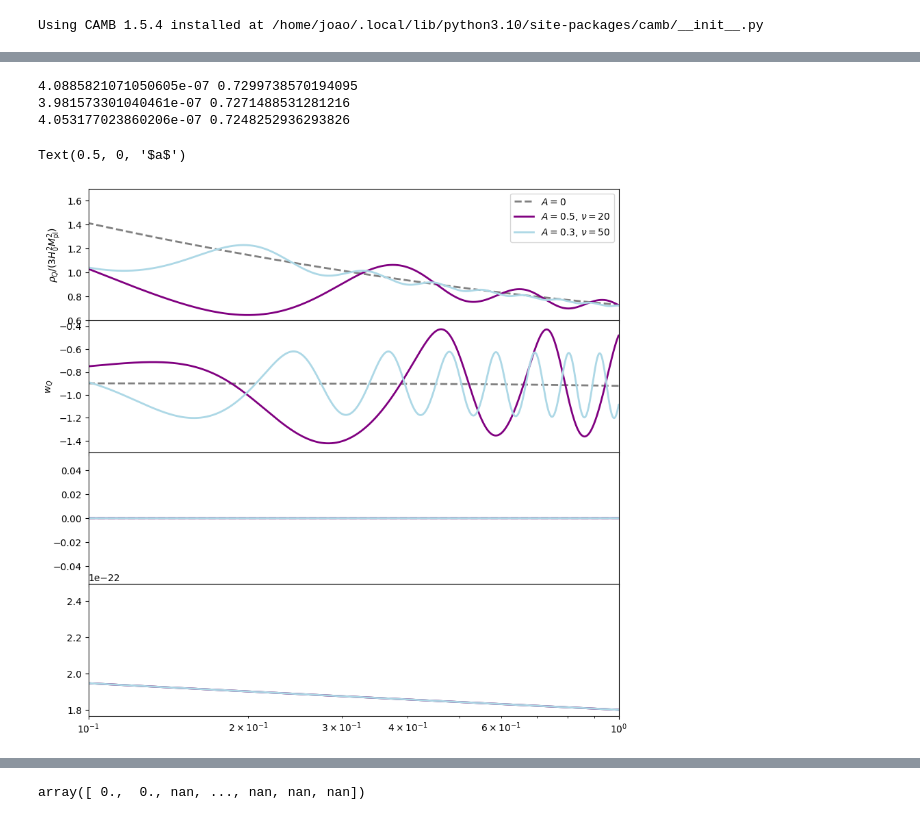
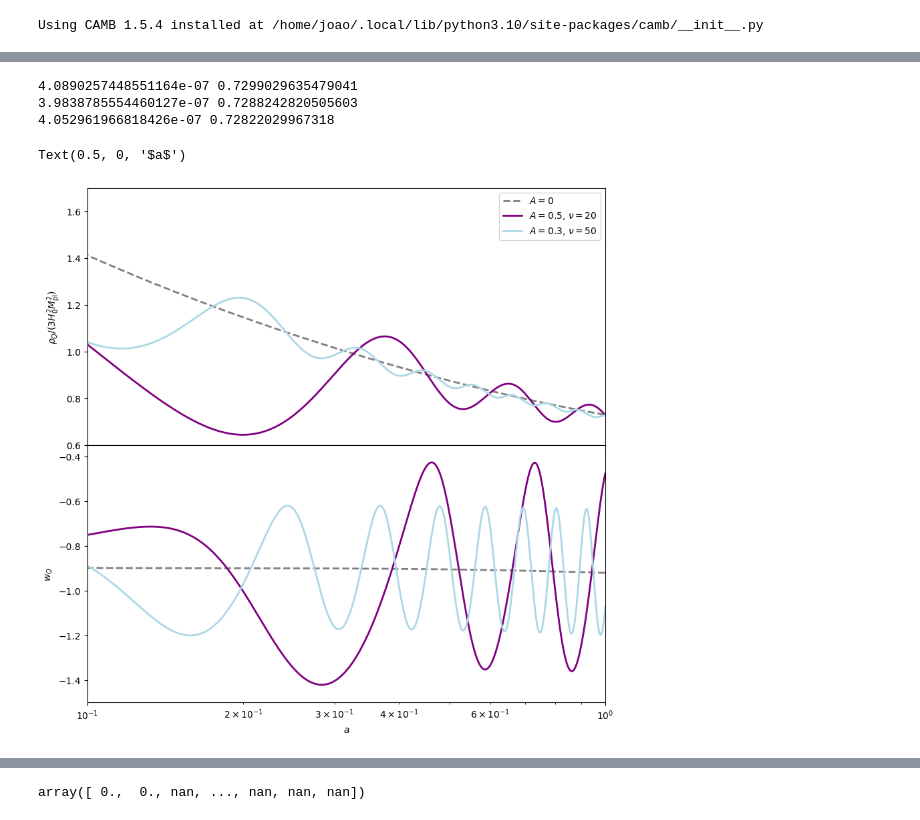
Before and after one commit to SBU-COSMOLIKE/CAMB-Monodromic, a Jupyter notebook: docs/KEssence_demo.ipynb, the cells around one changed output, grey strips where cells are left out. Cells and saved outputs as stored; diff of their text form; code cells hidden in the pictures.

```diff
--- a/docs/KEssence_demo.ipynb
+++ b/docs/KEssence_demo.ipynb
@@ -54,33 +54,33 @@ for case in cases:
 # %%
-fig, axs = plt.subplots(4, 1, sharex=True, figsize=(10,10), gridspec_kw={'hspace': 0})
+fig, axs = plt.subplots(2, 1, sharex=True, figsize=(10,10), gridspec_kw={'hspace': 0})
 scale_factor = np.logspace(-4, 0, 10000)
 redshift = 1/scale_factor - 1
 lws = [2, 2, 2]
 lss = ['--', '-', '-']
 colors = ['gray', 'purple', 'lightblue']
 legend_labels = [fr"$A = {case['A']}$, $\nu = {case['nu']}$" if case['A'] != 0 else fr"$A = {case['A']}$" for case in cases]
 for case, result, ls, lw, color, label in zip(cases, results, lss, lws, colors, legend_labels):
     rho_de, w_de = result.get_dark_energy_rho_w(scale_factor)
     print(result.Params.DarkEnergy.C, rho_de[-1]/result.grhocrit)
     hubble = result.hubble_parameter(redshift)
     cls = result.get_unlensed_scalar_cls(CMB_unit = 'muK')[:,0]
     ks = result.get_matter_power_spectrum(minkh=1e-4, maxkh=1, npoints = 200)[0]
     pk = result.get_matter_power_spectrum(minkh=1e-4, maxkh=1, npoints = 200)[2]
     axs[0].semilogx(scale_factor, rho_de/result.grhocrit, ls=ls, lw=lw, label=label, color=color)
     axs[1].semilogx(scale_factor, w_de, ls=ls, lw=lw, label=label, color=color)
-    axs[2].semilogx(cls, ls=ls, lw=lw, label=label, color=color)
-    axs[3].semilogx(ks, pk[0], lw=lw, label=label, color=color)
+    #axs[2].semilogx(cls, ls=ls, lw=lw, label=label, color=color)
+    #axs[3].semilogx(ks, pk[0], lw=lw, label=label, color=color)
 
 plt.xlim([0.1, 1])
 axs[0].set_ylim([0.6, 1.7])
 axs[1].set_ylim([-1.5, -0.35])
 axs[0].legend(loc='upper right')
 axs[0].set_ylabel(r"$\rho_Q/(3H_0^2M_\mathrm{pl}^2)$")
 axs[1].set_ylabel(r"$w_Q$")
 axs[1].set_xlabel(r"$a$")
 # %% [output]
-4.0885821071050605e-07 0.7299738570194095
-3.981573301040461e-07 0.7271488531281216
-4.053177023860206e-07 0.7248252936293826
+4.0890257448551164e-07 0.7299029635479041
+3.9838785554460127e-07 0.7288242820505603
+4.052961966818426e-07 0.72822029967318
 Text(0.5, 0, '$a$')
-[figure, old version]
+[figure, new version]
```
Also changed, not shown: parts of 6 cells of this notebook, 3 other files.
